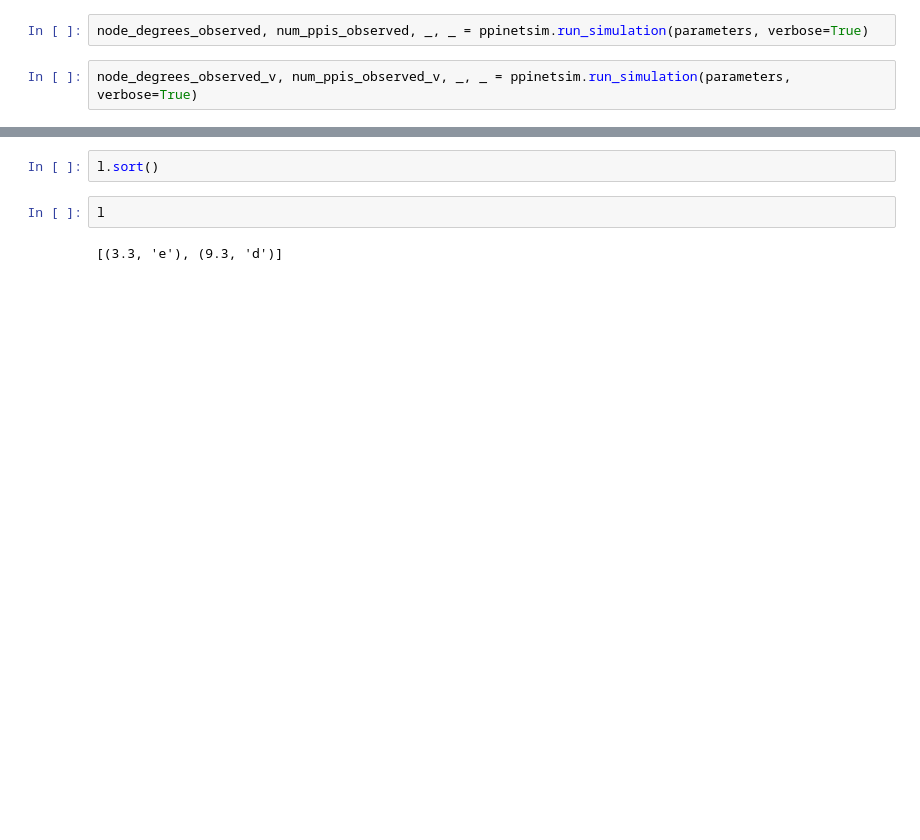
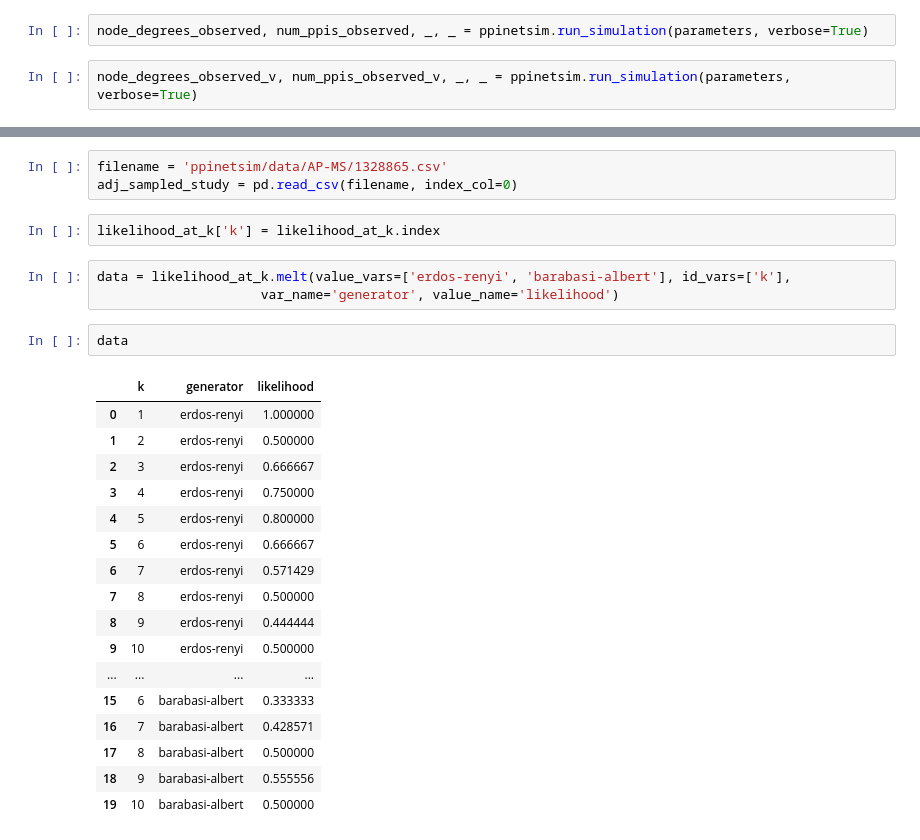
Before and after one commit to bionetslab/ppi-network-simulation, a Jupyter notebook: playground.ipynb, the cells around one changed output, grey strips where cells are left out. Drawn from its saved outputs; the diff is of its cells as text; blank space fills up the shorter version.

```diff
--- a/playground.ipynb
+++ b/playground.ipynb
@@ -31,6 +41,28 @@ l = [(9.3, 'd'), (3.3, 'e')]
-# %%
-l.sort()
-# %%
-l
-# %% [output]
-[(3.3, 'e'), (9.3, 'd')]
+# %%
+filename = 'ppinetsim/data/AP-MS/1328865.csv'
+adj_sampled_study = pd.read_csv(filename, index_col=0)
+# %%
+likelihood_at_k['k'] = likelihood_at_k.index
+# %%
+data = likelihood_at_k.melt(value_vars=['erdos-renyi', 'barabasi-albert'], id_vars=['k'],
+                     var_name='generator', value_name='likelihood')
+# %%
+data
+# %% [output]
+|  | k | generator | likelihood |
+| 0 | 1 | erdos-renyi | 1.000000 |
+| 1 | 2 | erdos-renyi | 0.500000 |
+| 2 | 3 | erdos-renyi | 0.666667 |
+| 3 | 4 | erdos-renyi | 0.750000 |
+| 4 | 5 | erdos-renyi | 0.800000 |
+| 5 | 6 | erdos-renyi | 0.666667 |
+| 6 | 7 | erdos-renyi | 0.571429 |
+| 7 | 8 | erdos-renyi | 0.500000 |
+| 8 | 9 | erdos-renyi | 0.444444 |
+| 9 | 10 | erdos-renyi | 0.500000 |
+| ... | ... | ... | ... |
+| 15 | 6 | barabasi-albert | 0.333333 |
+| 16 | 7 | barabasi-albert | 0.428571 |
+| 17 | 8 | barabasi-albert | 0.500000 |
+| 18 | 9 | barabasi-albert | 0.555556 |
+| 19 | 10 | barabasi-albert | 0.500000 |
```
Also changed, not shown: parts of 11 cells of this notebook, 7 other files.
